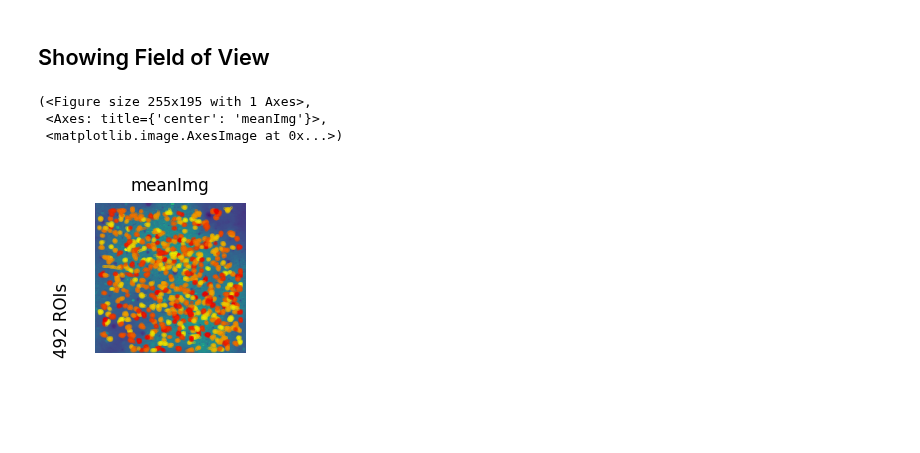
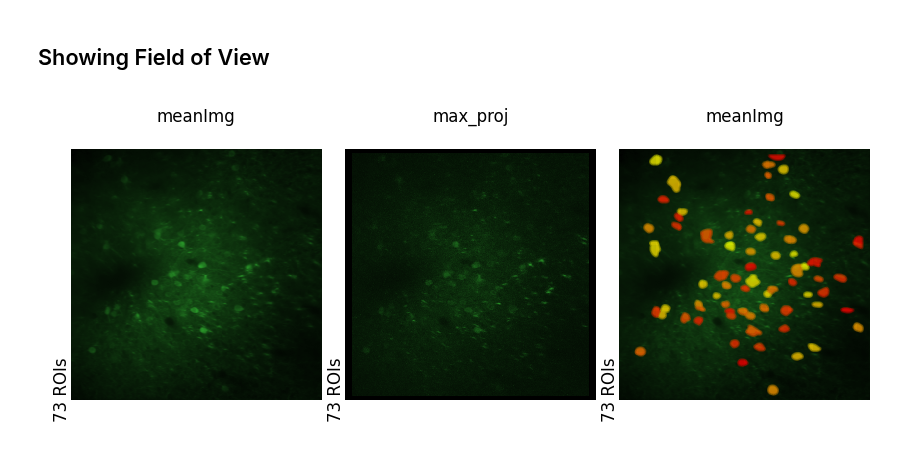
Before and after one commit to LauraGonzalez2000/Lab-notebook, a Jupyter notebook: notebooks/Visualize-Raw-Data.ipynb, the cells around one changed output. Saved outputs shown, nothing was run; the diff lists cells and outputs as text; code cells hidden in the pictures; blank space fills up the shorter version.

```diff
--- a/notebooks/Visualize-Raw-Data.ipynb
+++ b/notebooks/Visualize-Raw-Data.ipynb
@@ -3,3 +9,7 @@
+# %%
+# filename:            /!\ modify if it is not in your "Downloads" folder
+import os
+filename = os.path.join(os.path.expanduser('~'), 'Downloads', '2023_12_20-15-27-46.nwb')
 # %%
 # general python modules for scientific analysis
 import sys, pathlib, os
@@ -23,12 +35,25 @@ data.build_rawFluo(verbose=False)
 # %% [markdown]
 ## Showing Field of View
 # %%
+fig, AX = pt.figure(axes=(3,1), figsize=(1.4,3), wspace=0.15)
+
 from physion.dataviz.imaging import show_CaImaging_FOV
-_ = show_CaImaging_FOV(data, key='meanImg',
-                       NL=3,
-                       roiIndices=range(data.nROIs))
+#
+show_CaImaging_FOV(data, key='meanImg',
+                   cmap=pt.get_linear_colormap('k', 'tab:green'),
+                   NL=2, # non-linearity to normalize image
+                   ax=AX[0])
+show_CaImaging_FOV(data, key='max_proj',
+                   cmap=pt.get_linear_colormap('k', 'tab:green'),
+                   NL=2, # non-linearity to normalize image
+                   ax=AX[1])
+show_CaImaging_FOV(data, key='meanImg',
+                   cmap=pt.get_linear_colormap('k', 'tab:green'),
+                   NL=2,
+                   roiIndices=range(data.nROIs),
+                   ax=AX[2])
+
+# save on desktop
+fig.savefig(os.path.join(os.path.expanduser('~'), 'Desktop', 'FOV.png'))
 # %% [output]
-(<Figure size 255x195 with 1 Axes>,
- <Axes: title={'center': 'meanImg'}>,
- <matplotlib.image.AxesImage at 0x...>)
-[figure, old version]
+[figure, new version]
```
Also changed, not shown: parts of 8 cells of this notebook.
